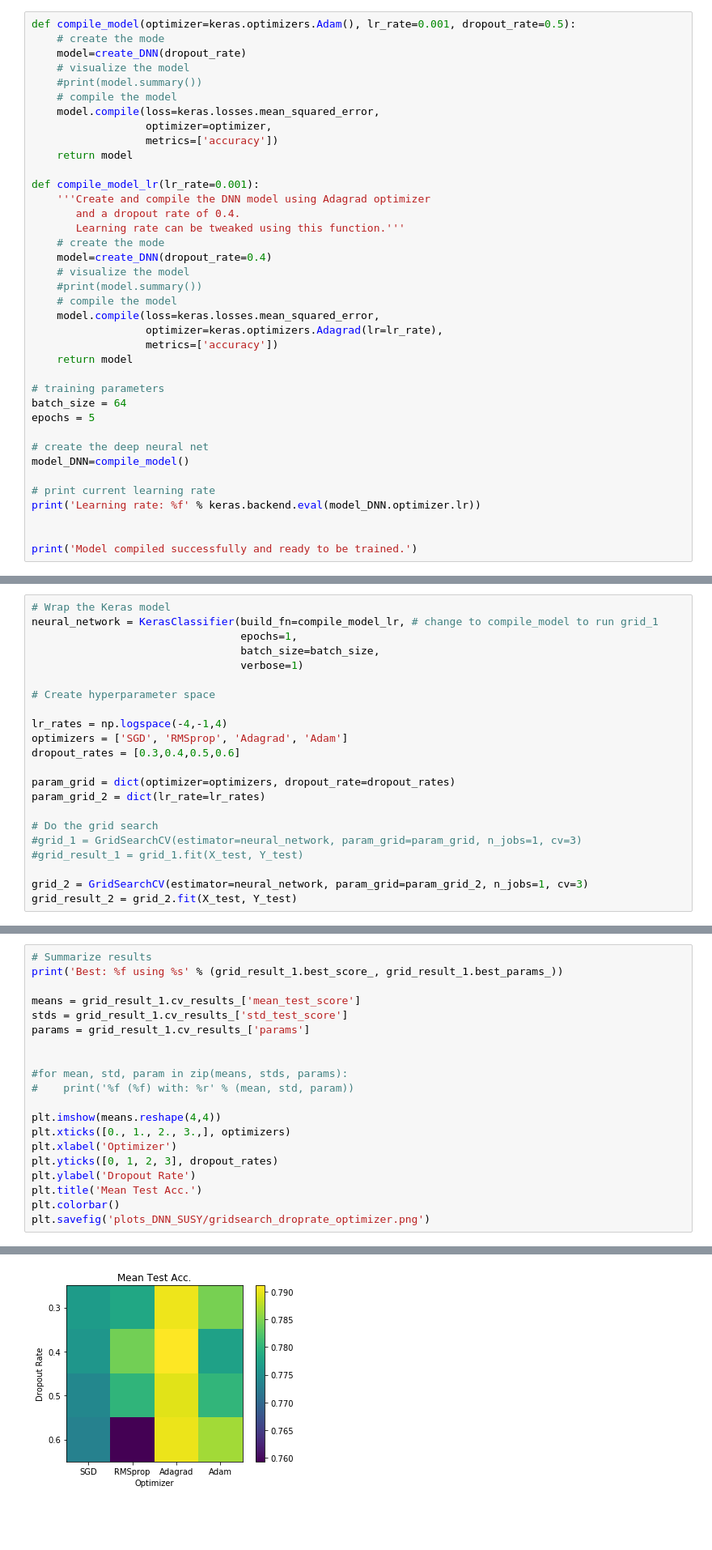
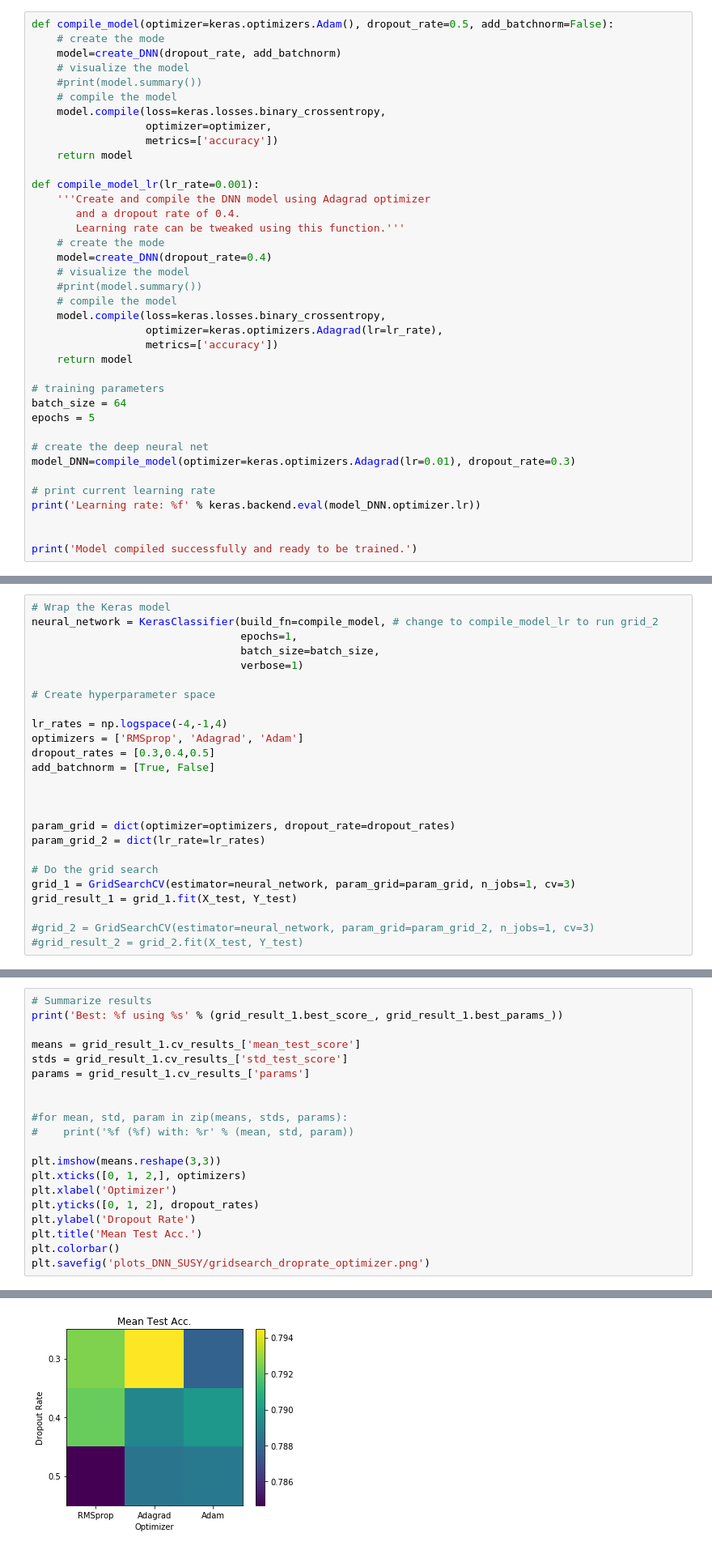
Before and after one commit to alpakpinar/PY891_ML, a Jupyter notebook: JupyterNotebooks/SUSY_withDNN.ipynb, the cells around one changed output, grey strips where cells are left out. Shown at 81% size. Cells and saved outputs as stored; diff of their text form; blank space fills up the shorter version.

```diff
--- a/JupyterNotebooks/SUSY_withDNN.ipynb
+++ b/JupyterNotebooks/SUSY_withDNN.ipynb
@@ -113,13 +114,13 @@ print('Model architecture created successfully!')
 # %% [output]
 Model architecture created successfully!
 # %%
-def compile_model(optimizer=keras.optimizers.Adam(), lr_rate=0.001, dropout_rate=0.5):
+def compile_model(optimizer=keras.optimizers.Adam(), dropout_rate=0.5, add_batchnorm=False):
     # create the mode
-    model=create_DNN(dropout_rate)
+    model=create_DNN(dropout_rate, add_batchnorm)
     # visualize the model
     #print(model.summary())
     # compile the model
-    model.compile(loss=keras.losses.mean_squared_error,
+    model.compile(loss=keras.losses.binary_crossentropy,
                   optimizer=optimizer,
                   metrics=['accuracy'])
     return model
@@ -133,7 +134,7 @@ def compile_model_lr(lr_rate=0.001):
     # visualize the model
     #print(model.summary())
     # compile the model
-    model.compile(loss=keras.losses.mean_squared_error,
+    model.compile(loss=keras.losses.binary_crossentropy,
                   optimizer=keras.optimizers.Adagrad(lr=lr_rate),
                   metrics=['accuracy'])
     return model
@@ -143,7 +144,7 @@ batch_size = 64
 epochs = 5
 
 # create the deep neural net
-model_DNN=compile_model()
+model_DNN=compile_model(optimizer=keras.optimizers.Adagrad(lr=0.01), dropout_rate=0.3)
 
 # print current learning rate
 print('Learning rate: %f' % keras.backend.eval(model_DNN.optimizer.lr))
@@ -219,7 +218,7 @@ from sklearn.model_selection import GridSearchCV
 from keras.wrappers.scikit_learn import KerasClassifier
 # %%
 # Wrap the Keras model
-neural_network = KerasClassifier(build_fn=compile_model_lr, # change to compile_model to run grid_1
+neural_network = KerasClassifier(build_fn=compile_model, # change to compile_model_lr to run grid_2
                                  epochs=1,
                                  batch_size=batch_size,
                                  verbose=1)
@@ -227,15 +226,18 @@ neural_network = KerasClassifier(build_fn=compile_model_lr, # change to compile_
 # Create hyperparameter space
 
 lr_rates = np.logspace(-4,-1,4)
-optimizers = ['SGD', 'RMSprop', 'Adagrad', 'Adam']
-dropout_rates = [0.3,0.4,0.5,0.6]
+optimizers = ['RMSprop', 'Adagrad', 'Adam']
+dropout_rates = [0.3,0.4,0.5]
+add_batchnorm = [True, False]
+
+
 
 param_grid = dict(optimizer=optimizers, dropout_rate=dropout_rates)
 param_grid_2 = dict(lr_rate=lr_rates)
 
 # Do the grid search
-#grid_1 = GridSearchCV(estimator=neural_network, param_grid=param_grid, n_jobs=1, cv=3)
-#grid_result_1 = grid_1.fit(X_test, Y_test)
+grid_1 = GridSearchCV(estimator=neural_network, param_grid=param_grid, n_jobs=1, cv=3)
+grid_result_1 = grid_1.fit(X_test, Y_test)
 
-grid_2 = GridSearchCV(estimator=neural_network, param_grid=param_grid_2, n_jobs=1, cv=3)
-grid_result_2 = grid_2.fit(X_test, Y_test)
+#grid_2 = GridSearchCV(estimator=neural_network, param_grid=param_grid_2, n_jobs=1, cv=3)
+#grid_result_2 = grid_2.fit(X_test, Y_test)
@@ -272,10 +256,10 @@ params = grid_result_1.cv_results_['params']
 #for mean, std, param in zip(means, stds, params):
 #    print('%f (%f) with: %r' % (mean, std, param))
 
-plt.imshow(means.reshape(4,4))
-plt.xticks([0., 1., 2., 3.,], optimizers)
+plt.imshow(means.reshape(3,3))
+plt.xticks([0, 1, 2,], optimizers)
 plt.xlabel('Optimizer')
-plt.yticks([0, 1, 2, 3], dropout_rates)
+plt.yticks([0, 1, 2], dropout_rates)
 plt.ylabel('Dropout Rate')
 plt.title('Mean Test Acc.')
 plt.colorbar()
@@ -285,4 +269,4 @@ Best: 0.791080 using {'dropout_rate': 0.4, 'optimizer': 'Adagrad'}
-[figure, old version]
+[figure, new version]
 # %% [markdown]
 ### Learning Rate:
 # %%
```
Also changed, not shown: parts of 9 cells of this notebook, 4 other files.
